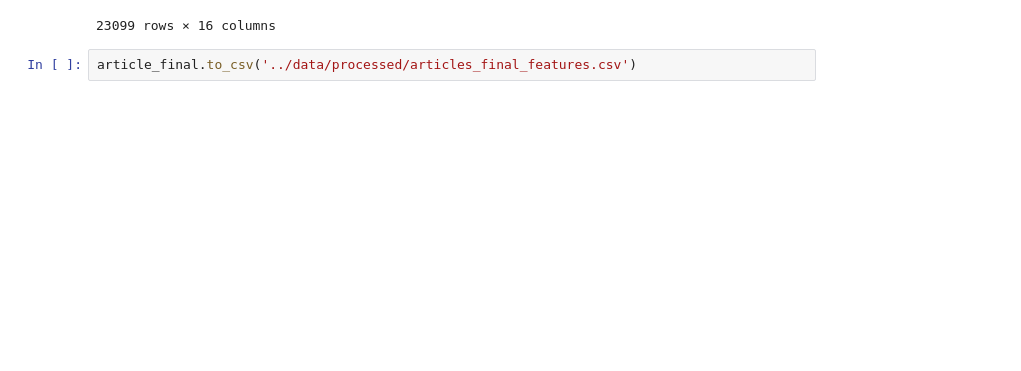
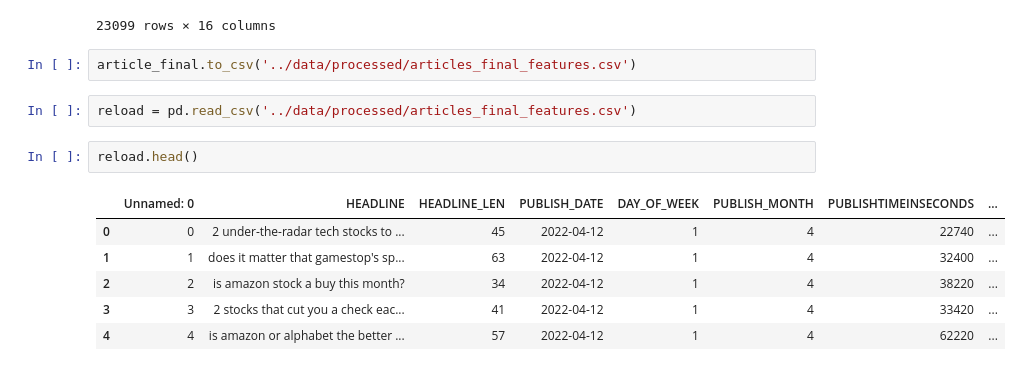
Before and after one commit to hlwestberg/GA-DS-Repo, a Jupyter notebook: capstone/notebooks/6-merge-data-sets.ipynb, the cells around one changed output. Saved outputs shown, nothing was run; the diff lists cells and outputs as text; blank space fills up the shorter version.

```diff
--- a/capstone/notebooks/6-merge-data-sets.ipynb
+++ b/capstone/notebooks/6-merge-data-sets.ipynb
@@ -304,3 +304,14 @@ article_final
 23099 rows × 16 columns
 # %%
 article_final.to_csv('../data/processed/articles_final_features.csv')
+# %%
+reload = pd.read_csv('../data/processed/articles_final_features.csv')
+# %%
+reload.head()
+# %% [output]
+|  | Unnamed: 0 | HEADLINE | HEADLINE_LEN | PUBLISH_DATE | DAY_OF_WEEK | PUBLISH_MONTH | PUBLISHTIMEINSECONDS | ... |
+| 0 | 0 | 2 under-the-radar tech stocks to ... | 45 | 2022-04-12 | 1 | 4 | 22740 | ... |
+| 1 | 1 | does it matter that gamestop's sp... | 63 | 2022-04-12 | 1 | 4 | 32400 | ... |
+| 2 | 2 | is amazon stock a buy this month? | 34 | 2022-04-12 | 1 | 4 | 38220 | ... |
+| 3 | 3 | 2 stocks that cut you a check eac... | 41 | 2022-04-12 | 1 | 4 | 33420 | ... |
+| 4 | 4 | is amazon or alphabet the better ... | 57 | 2022-04-12 | 1 | 4 | 62220 | ... |
```
Also changed, not shown: parts of 4 cells of this notebook, 1 other file.
